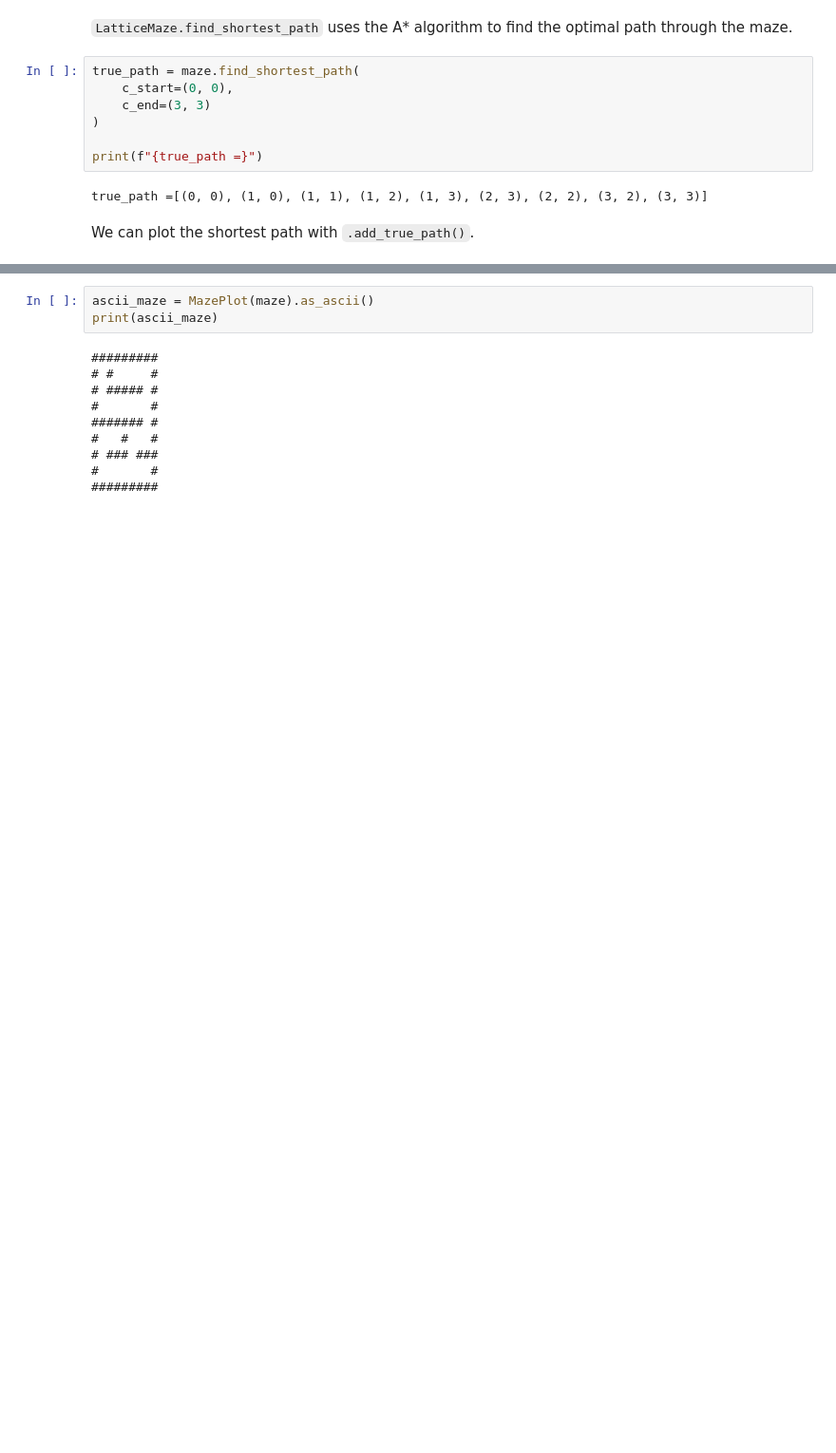
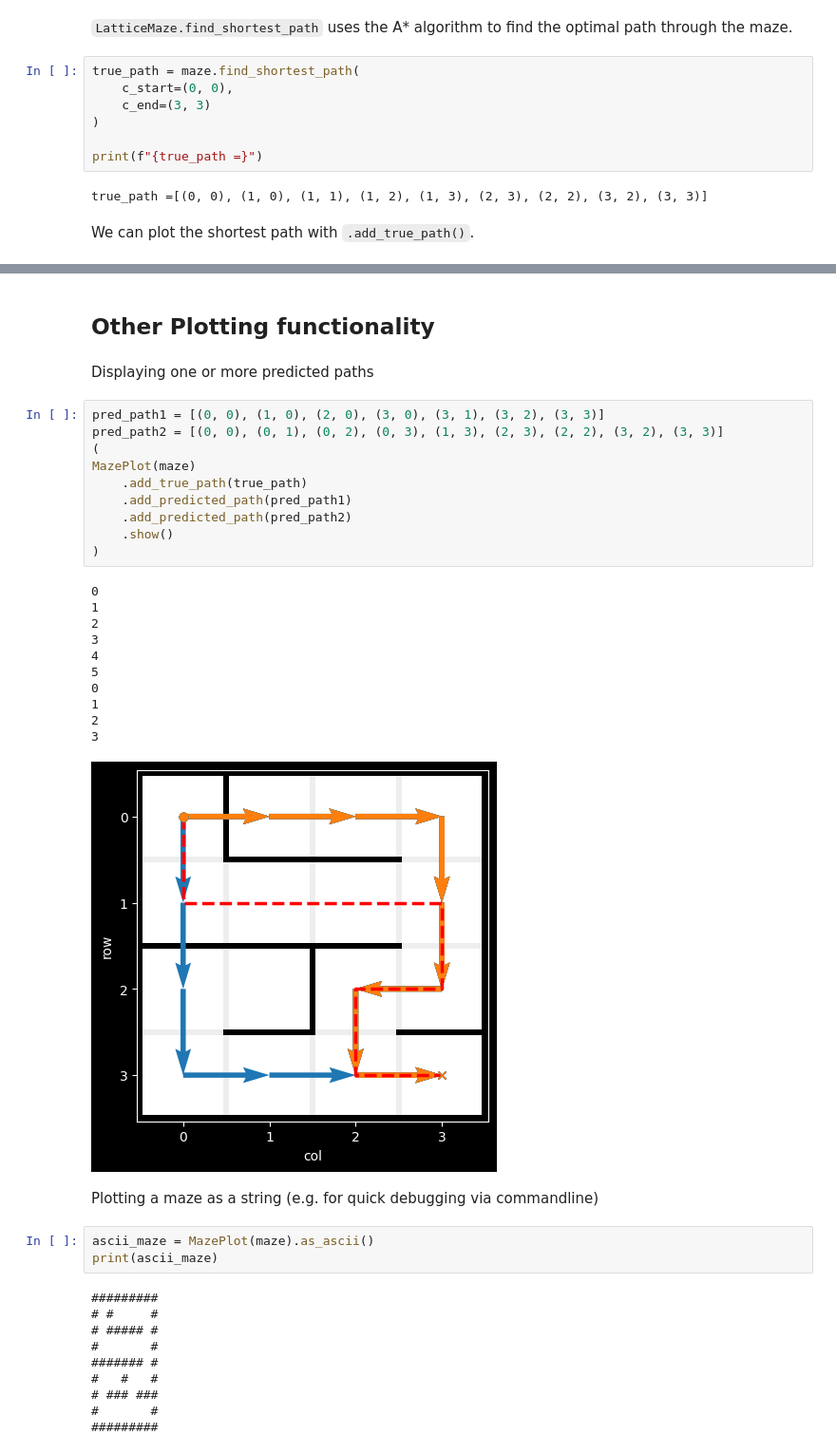
Before and after one commit to understanding-search/maze-transformer, a Jupyter notebook: notebooks/demo_latticemaze.ipynb, the cells around one changed output, grey strips where cells are left out. Shown at 95% size. Cells and saved outputs as stored; diff of their text form; blank space fills up the shorter version.

Commit message:
fixed coloring multiple paths and added demo

```diff
--- a/notebooks/demo_latticemaze.ipynb
+++ b/notebooks/demo_latticemaze.ipynb
@@ -150,3 +150,31 @@ MazePlot(maze).add_true_path(true_path).show()
+# %% [markdown]
+## Other Plotting functionality
+# %% [markdown]
+Displaying one or more predicted paths
+# %%
+pred_path1 = [(0, 0), (1, 0), (2, 0), (3, 0), (3, 1), (3, 2), (3, 3)]
+pred_path2 = [(0, 0), (0, 1), (0, 2), (0, 3), (1, 3), (2, 3), (2, 2), (3, 2), (3, 3)]
+(
+MazePlot(maze)
+    .add_true_path(true_path)
+    .add_predicted_path(pred_path1)
+    .add_predicted_path(pred_path2)
+    .show()
+)
+# %% [output]
+0
+1
+2
+3
+4
+5
+0
+1
+2
+3
+[figure, added]
+# %% [markdown]
+Plotting a maze as a string (e.g. for quick debugging via commandline)
 # %%
 ascii_maze = MazePlot(maze).as_ascii()
 print(ascii_maze)
```
Also changed, not shown: parts of 1 cell of this notebook, 1 other file.
